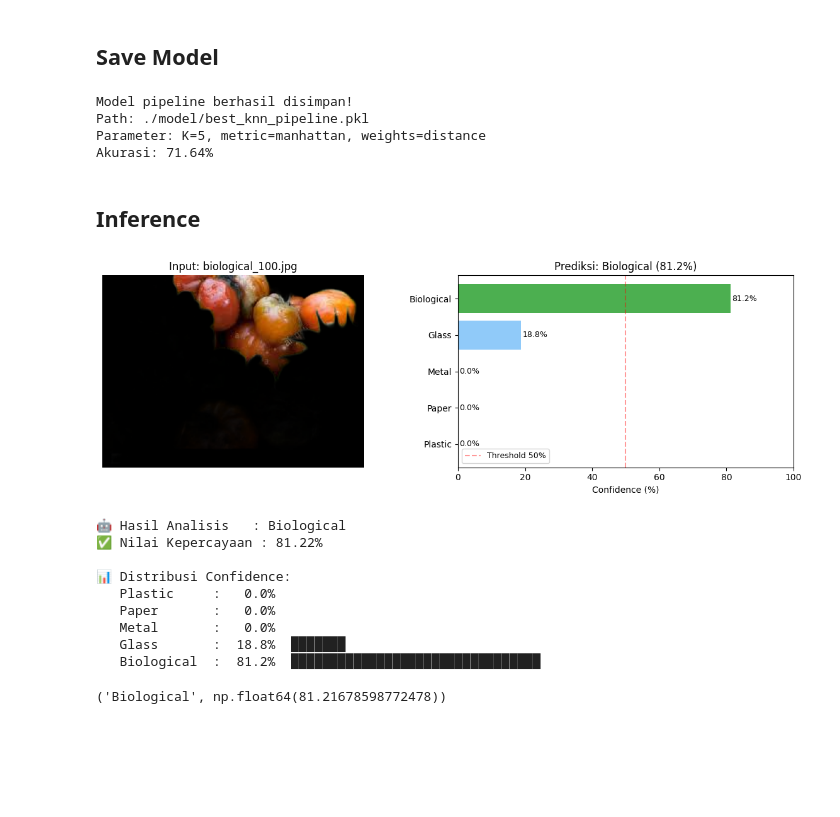
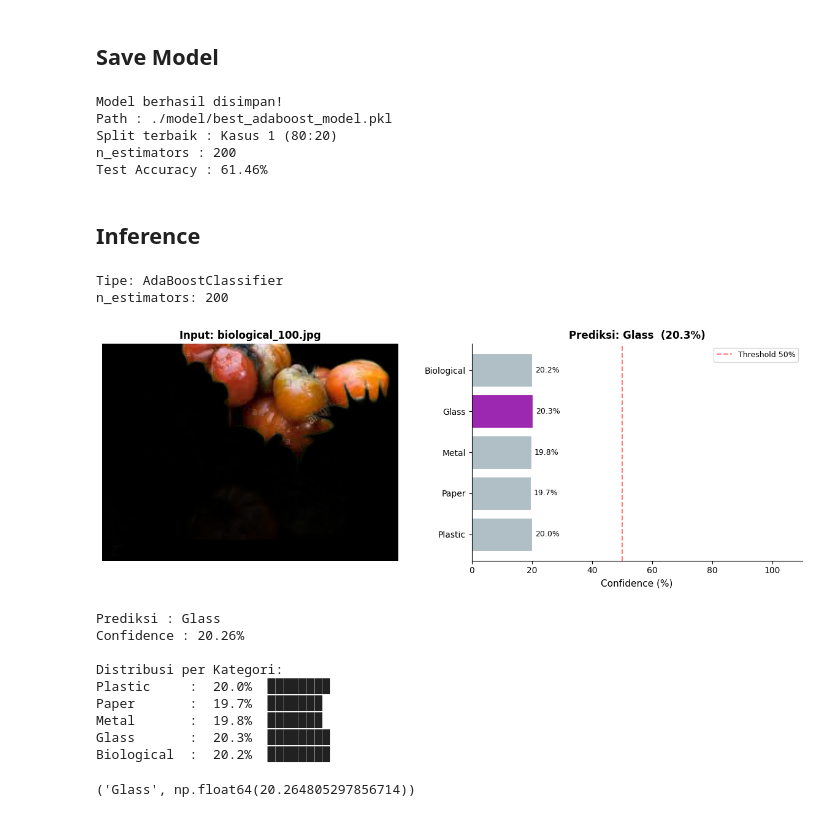
Before and after one commit to novandrawichdafarun/KNN_Waste_Classification, a Jupyter notebook: notebook.ipynb, the cells around one changed output. Cells and saved outputs as stored; diff of their text form; code cells hidden in the pictures; blank space fills up the shorter version.

```diff
--- a/notebook.ipynb
+++ b/notebook.ipynb
@@ -33,5 +32,6 @@ from sklearn.pipeline import Pipeline
 # %%
 DATASET_PATH = './data'
 KATEGORI = ['Plastic', 'Paper', 'Metal', 'Glass', 'Biological']
+WARNA_KAT    = ['#2196F3', '#4CAF50', '#FF5722', '#9C27B0', '#FF9800']
 # %%
 all_files = []
@@ -192,0 +404,10 @@ test_scores = []
+# %%
+
+train_staged = list(ada_tune.staged_score(X_train1, y_train1))
+test_staged  = list(ada_tune.staged_score(X_test1,  y_test1))
+
+best_n   = int(np.argmax(test_staged)) + 1
+best_acc_tune = max(test_staged)
+
+print(f"n_estimators optimal : {best_n}")
+print(f"Akurasi test terbaik : {best_acc_tune*100:.2f}%")
@@ -220,5 +450,15 @@ plt.show()
 # %%
-quick_best_k = k_range[np.argmax(test_scores)]
-print(f"K terbaik dari visualisasi: K = {quick_best_k} "
-      f"(test accuracy = {max(test_scores)*100:.2f}%)")
+SPLITS = [
+	('Kasus 1 (80:20)', X_train1, X_test1, y_train1, y_test1),
+	('Kasus 2 (75:25)', X_train2, X_test2, y_train2, y_test2),
+	('Kasus 3 (70:30)', X_train3, X_test3, y_train3, y_test3),
+]
+
+semua_model = {}
+semua_hasil = {}
+
+bar_line = '=' * 58
+print(bar_line)
+print(f"  Parameter: n_estimators={best_n} | max_depth=1 | lr=1.0")
+print(bar_line)
 # %% [output]
@@ -304,20 +645,29 @@ plt.show()
 ## **Save Model**
 # %%
 os.makedirs('./model', exist_ok=True)
-MODEL_PATH = './model/best_knn_pipeline.pkl'
+MODEL_PATH = './model/best_adaboost_model.pkl'
 
-joblib.dump(best_model, MODEL_PATH)
+joblib.dump(semua_model[best_case], MODEL_PATH)
 
-print(f"Model pipeline berhasil disimpan!")
-print(f"Path: {MODEL_PATH}")
-print(f"Parameter: K={best_k}, metric={best_metric}, weights={best_weight}")
-print(f"Akurasi: {accuracy_score(y_test, y_pred)*100:.2f}%")
+print(f"Model berhasil disimpan!")
+print(f"Path : {MODEL_PATH}")
+print(f"Split terbaik : {best_case}")
+print(f"n_estimators : {best_n}")
+print(f"Test Accuracy : {best_acc:.2f}%")
 # %% [output]
-Model pipeline berhasil disimpan!
-Path: ./model/best_knn_pipeline.pkl
-Parameter: K=5, metric=manhattan, weights=distance
-Akurasi: 71.64%
+Model berhasil disimpan!
+Path : ./model/best_adaboost_model.pkl
+Split terbaik : Kasus 1 (80:20)
+n_estimators : 200
+Test Accuracy : 61.46%
 # %% [markdown]
 ## **Inference**
+# %%
+loaded_model = joblib.load(MODEL_PATH)
+print(f"Tipe: {type(loaded_model).__name__}")
+print(f"n_estimators: {loaded_model.n_estimators}")
+# %% [output]
+Tipe: AdaBoostClassifier
+n_estimators: 200
 # %%
 def predict_new_image(image_path, model, kategori=KATEGORI):
@@ -377,15 +727,14 @@ def predict_new_image(image_path, model, kategori=KATEGORI):
 # %%
-loaded_model = joblib.load(MODEL_PATH)
-predict_new_image('./data/biological/biological_100.jpg', loaded_model)
+predict_new_image('./data/Biological/biological_100.jpg', loaded_model)
 # %% [output]
-[figure, old version]
+[figure, new version]
-🤖 Hasil Analisis   : Biological
-✅ Nilai Kepercayaan : 81.22%
+Prediksi : Glass
+Confidence : 20.26%
 
-📊 Distribusi Confidence:
-   Plastic     :   0.0%
-   Paper       :   0.0%
-   Metal       :   0.0%
-   Glass       :  18.8%  ███████
-   Biological  :  81.2%  ████████████████████████████████
+Distribusi per Kategori:
+Plastic     :  20.0%  ████████
+Paper       :  19.7%  ███████
+Metal       :  19.8%  ███████
+Glass       :  20.3%  ████████
+Biological  :  20.2%  ████████
-('Biological', np.float64(81.21678598772478))
+('Glass', np.float64(20.264805297856714))
```
Also changed, not shown: parts of 32 cells of this notebook, 2 other files.
